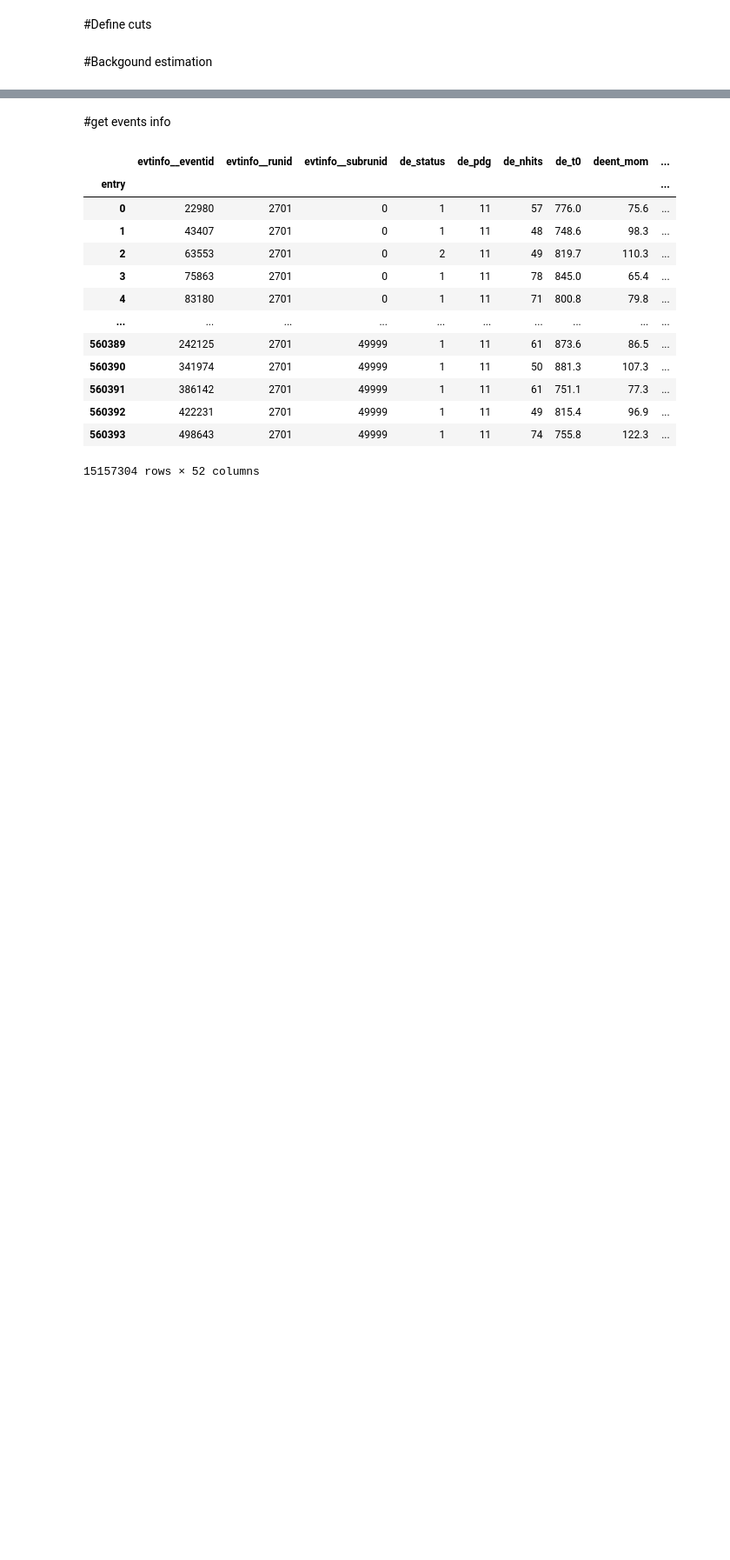
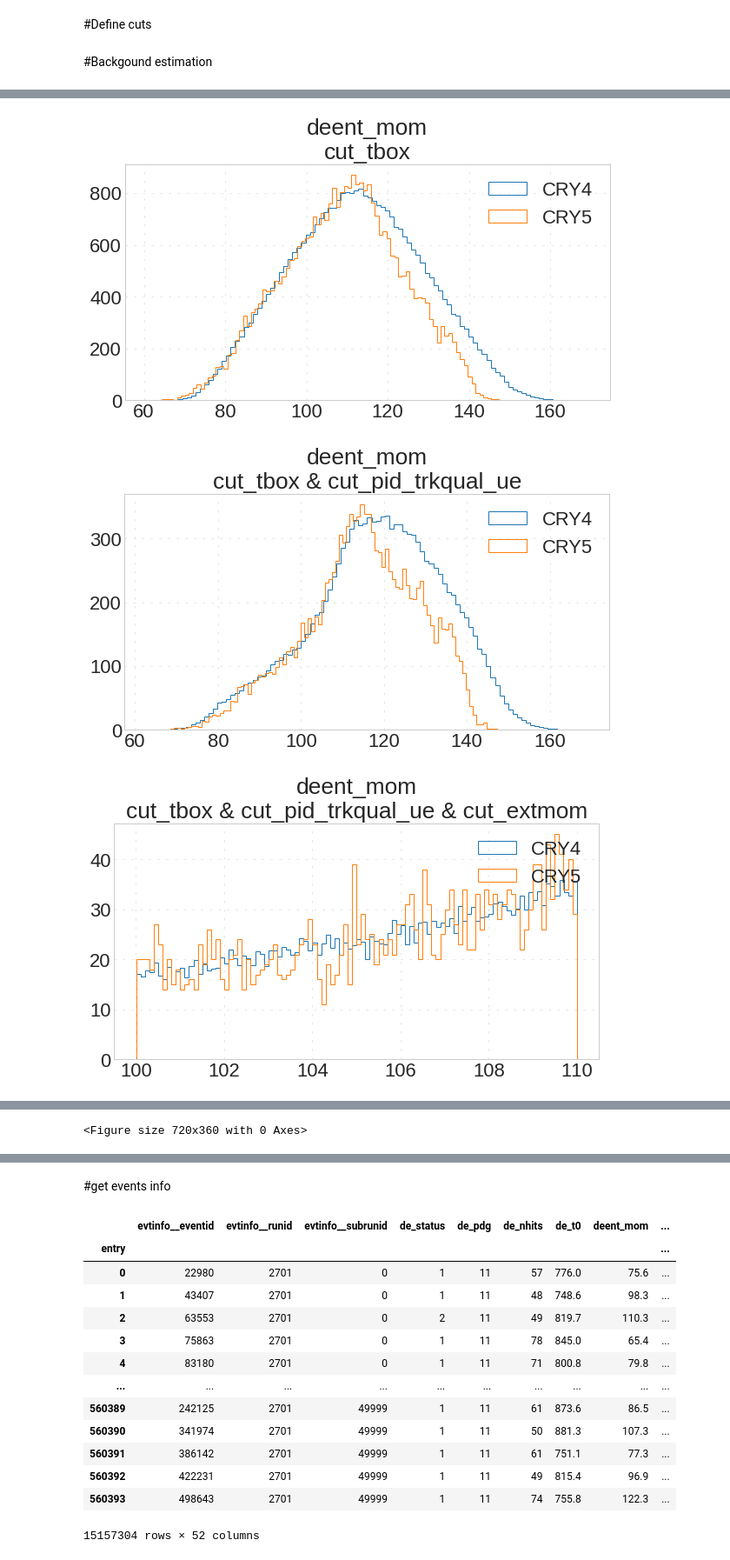
Before and after one commit to aamirkhanov/mu2e_crv, a Jupyter notebook: CRY5_efficiency_estimation.ipynb, the cells around one changed output, grey strips where cells are left out. Shown: that part at 87% size. Cells and saved outputs as stored; diff of their text form; code cells hidden in the pictures; blank space fills up the shorter version.

```diff
--- a/CRY5_efficiency_estimation.ipynb
+++ b/CRY5_efficiency_estimation.ipynb
@@ -215,4 +168,4 @@ sectorType = ["R","L","T","E","U","D","C1","C2","C3"]
 # %%
 dfCRY4 = pd.read_hdf(h5file, mode='r')
 # %%
-dfCRY5 = pd.read_hdf('drive/MyDrive/root_files_cry4/cry5df_Artem.h5', mode='r')
+dfCRY5 = pd.read_hdf('drive/MyDrive/root_files_cry4/cry5df_Artem_save.h5', mode='r')
@@ -325,0 +270,2 @@ dfCRY5
+# %%
+cuts = [cut_tbox, "%s & %s" % (cut_tbox, cut_pid_trkqual_ue), "%s & %s & %s" % (cut_tbox, cut_pid_trkqual_ue, cut_extmom)]
@@ -325,0 +274,30 @@ dfCRY5
+# %%
+def drawCompareCRY(value):
+  cuts = [cut_tbox, "%s & %s" % (cut_tbox, cut_pid_trkqual_ue), "%s & %s & %s" % (cut_tbox, cut_pid_trkqual_ue, cut_extmom)]
+  cutNum=0
+  for cut in cuts:
+    #dfCRY4tmp = dfCRY4.query('lyield==15000 & is_high==0 & (de_status > 0) & (deent_td > 0.577350) & (deent_td < 1.000) & (deent_d0 > -80) & (deent_d0 < 105)')[value]
+    #dfCRY5tmp = dfCRY5.query('(de_status > 0) & (deent_td > 0.577350) & (deent_td < 1.000) & (deent_d0 > -80) & (deent_d0 < 105)')[value]
+
+    dfCRY4tmp = dfCRY4.query('lyield==15000 & is_high==0 & %s' % cut)[value]
+    dfCRY5tmp = dfCRY5.query('%s' % cut)[value]
+
+    plt.hist(dfCRY4tmp,bins=100, range=None, histtype='step', weights=len(dfCRY5tmp)/len(dfCRY4tmp)*np.ones_like(dfCRY4tmp), label='CRY4');
+    plt.hist(dfCRY5tmp,bins=100, range=None, histtype='step', label='CRY5');
+
+    plt.legend()
+    if cutNum==0: cutName='cut_tbox'
+    if cutNum==1: cutName='cut_tbox & cut_pid_trkqual_ue'
+    if cutNum==2: cutName='cut_tbox & cut_pid_trkqual_ue & cut_extmom'
+    cutNum=cutNum+1
+
+    plt.title("%s\n%s" % (value, cutName))
+    plt.figure()
+# %%
+values = ['deent_mom', 'deent_d0', 'deent_td']
+for val in values:
+  drawCompareCRY(val)
+# %% [output]
+[figure, added]
+[figure, added]
+[figure, added]
@@ -325,0 +310 @@ dfCRY5
+<Figure size 720x360 with 0 Axes>
```
Also changed, not shown: parts of 29 cells of this notebook.
